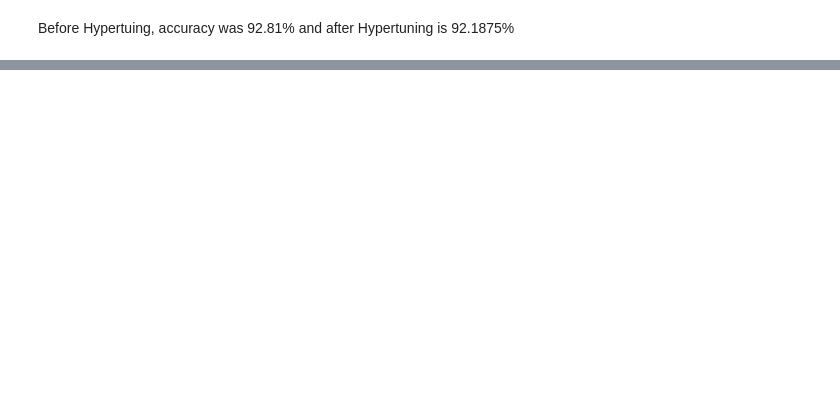
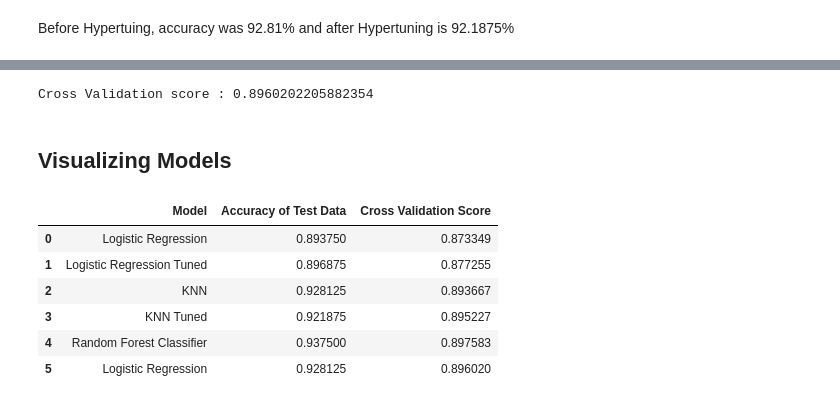
Before and after one commit to SahilChachra/Redwine-Quality-Analysis-and-Prediction, a Jupyter notebook: Red Wine EDA and Prediction.ipynb, the cells around one changed output, grey strips where cells are left out. Cells and saved outputs as stored; diff of their text form; code cells hidden in the pictures; blank space fills up the shorter version.

```diff
--- a/Red Wine EDA and Prediction.ipynb
+++ b/Red Wine EDA and Prediction.ipynb
@@ -782,0 +947,11 @@ Before Hypertuing, accuracy was 92.81% and after Hypertuning is 92.1875%
+# %%
+randomForestModel_tuned = RandomForestClassifier(bootstrap=True, ccp_alpha=0.0, class_weight=None,
+                       criterion='entropy', max_depth=101, max_features='auto',
+                       max_leaf_nodes=None, max_samples=None,
+                       min_impurity_decrease=0.0, min_impurity_split=None,
+                       min_samples_leaf=2, min_samples_split=2,
+                       min_weight_fraction_leaf=0.0, n_estimators=1245,
+                       n_jobs=None, oob_score=False, random_state=42, verbose=0,
+                       warm_start=False)
+
+randomForestModel_tuned.fit(X_train_set,y_train_set)
@@ -782,0 +990,6 @@ Before Hypertuing, accuracy was 92.81% and after Hypertuning is 92.1875%
+# %%
+cvs_rfc_tuned = cross_val_score(randomForestModel_tuned,X_train_set,y_train_set,cv=5)
+
+print("Cross Validation score : "+str(cvs_rfc_tuned.mean()))
+# %% [output]
+Cross Validation score : 0.8960202205882354
@@ -782,0 +1005,13 @@ Before Hypertuing, accuracy was 92.81% and after Hypertuning is 92.1875%
+# %% [markdown]
+## Visualizing Models
+# %%
+predictions = pd.DataFrame(data=models,columns=['Model','Accuracy of Test Data','Cross Validation Score'])
+predictions
+# %% [output]
+|  | Model | Accuracy of Test Data | Cross Validation Score |
+| 0 | Logistic Regression | 0.893750 | 0.873349 |
+| 1 | Logistic Regression Tuned | 0.896875 | 0.877255 |
+| 2 | KNN | 0.928125 | 0.893667 |
+| 3 | KNN Tuned | 0.921875 | 0.895227 |
+| 4 | Random Forest Classifier | 0.937500 | 0.897583 |
+| 5 | Logistic Regression | 0.928125 | 0.896020 |
```
Also changed, not shown: parts of 23 cells of this notebook.
